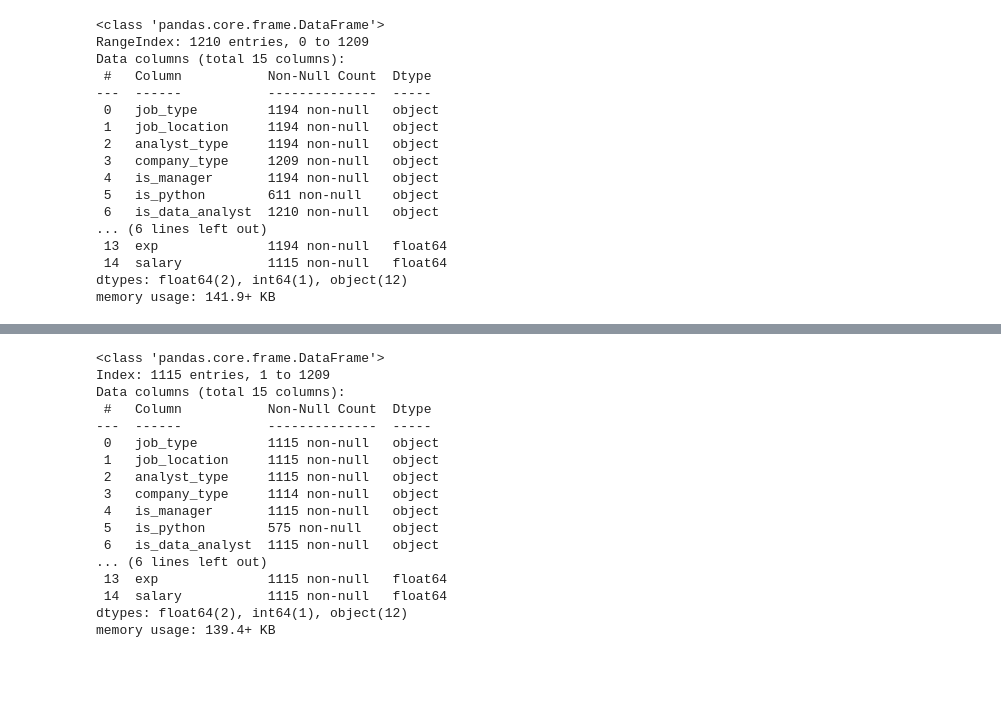
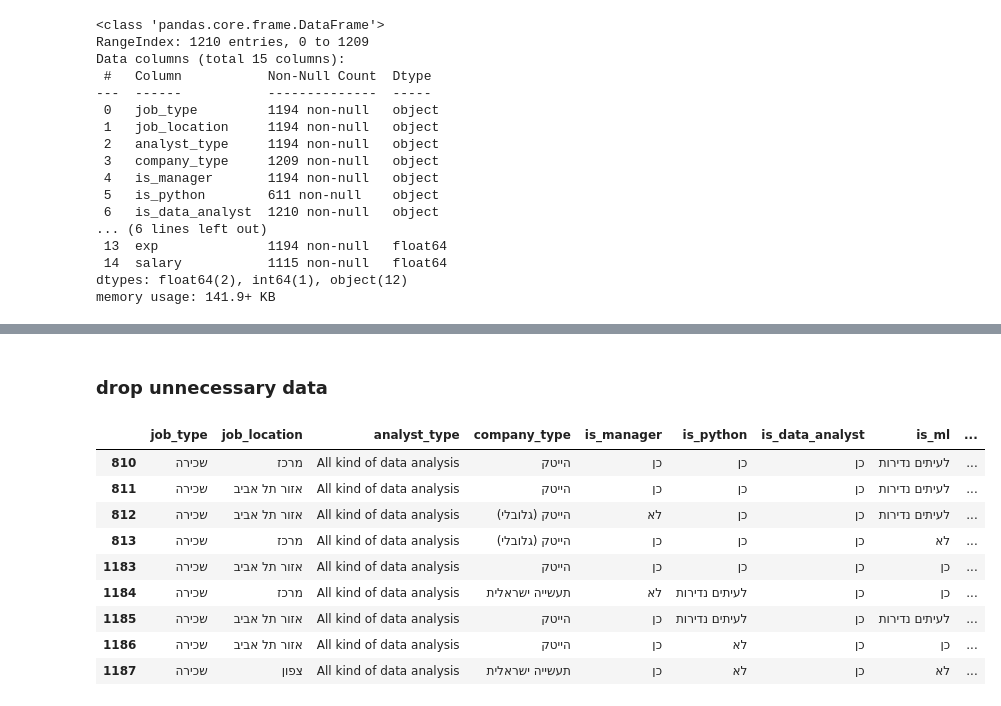
Before and after one commit to danielraz3/analyst_salary_prediction, a Jupyter notebook: salary_prediction.ipynb, the cells around one changed output, grey strips where cells are left out. Drawn from its saved outputs; the diff is of its cells as text; code cells hidden in the pictures; blank space fills up the shorter version.

```diff
--- a/salary_prediction.ipynb
+++ b/salary_prediction.ipynb
@@ -30,21 +54,27 @@ memory usage: 141.9+ KB
+# %% [markdown]
+### drop unnecessary data
 # %%
+# drop if no salary
 data.dropna(subset=['salary'], inplace=True)
-data.info()
-# %% [output]
-<class 'pandas.core.frame.DataFrame'>
-Index: 1115 entries, 1 to 1209
-Data columns (total 15 columns):
- #   Column           Non-Null Count  Dtype
----  ------           --------------  -----
- 0   job_type         1115 non-null   object
- 1   job_location     1115 non-null   object
- 2   analyst_type     1115 non-null   object
- 3   company_type     1114 non-null   object
- 4   is_manager       1115 non-null   object
- 5   is_python        575 non-null    object
- 6   is_data_analyst  1115 non-null   object
-... (6 lines left out)
- 13  exp              1115 non-null   float64
- 14  salary           1115 non-null   float64
-dtypes: float64(2), int64(1), object(12)
-memory usage: 139.4+ KB
+# %%
+# Find extrame sample
+z_scores = stats.zscore(data['salary'])
+abs_z_scores = abs(z_scores)
+
+# Define the condition for outliers
+outliers = abs_z_scores > 3
+
+# Remove outliers
+df_filtered = data[outliers]
+df_filtered
+# %% [output]
+|  | job_type | job_location | analyst_type | company_type | is_manager | is_python | is_data_analyst | is_ml | ... |
+| 810 | שכירה | מרכז | All kind of data analysis | הייטק | כן | כן | כן | לעיתים נדירות | ... |
+| 811 | שכירה | אזור תל אביב | All kind of data analysis | הייטק | כן | כן | כן | לעיתים נדירות | ... |
+| 812 | שכירה | אזור תל אביב | All kind of data analysis | הייטק (גלובלי) | לא | כן | כן | לעיתים נדירות | ... |
+| 813 | שכירה | מרכז | All kind of data analysis | הייטק (גלובלי) | כן | כן | כן | לא | ... |
+| 1183 | שכירה | אזור תל אביב | All kind of data analysis | הייטק | כן | כן | כן | כן | ... |
+| 1184 | שכירה | מרכז | All kind of data analysis | תעשייה ישראלית | לא | לעיתים נדירות | כן | כן | ... |
+| 1185 | שכירה | אזור תל אביב | All kind of data analysis | הייטק | כן | לעיתים נדירות | כן | לעיתים נדירות | ... |
+| 1186 | שכירה | אזור תל אביב | All kind of data analysis | הייטק | כן | לא | כן | כן | ... |
+| 1187 | שכירה | צפון | All kind of data analysis | תעשייה ישראלית | כן | לא | כן | לא | ... |
```
Also changed, not shown: parts of 28 cells of this notebook, 4 other files.
